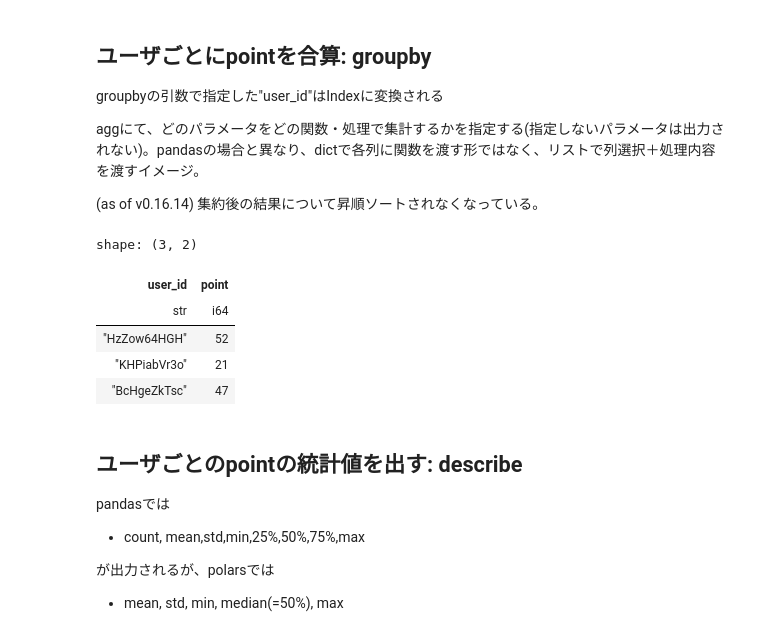
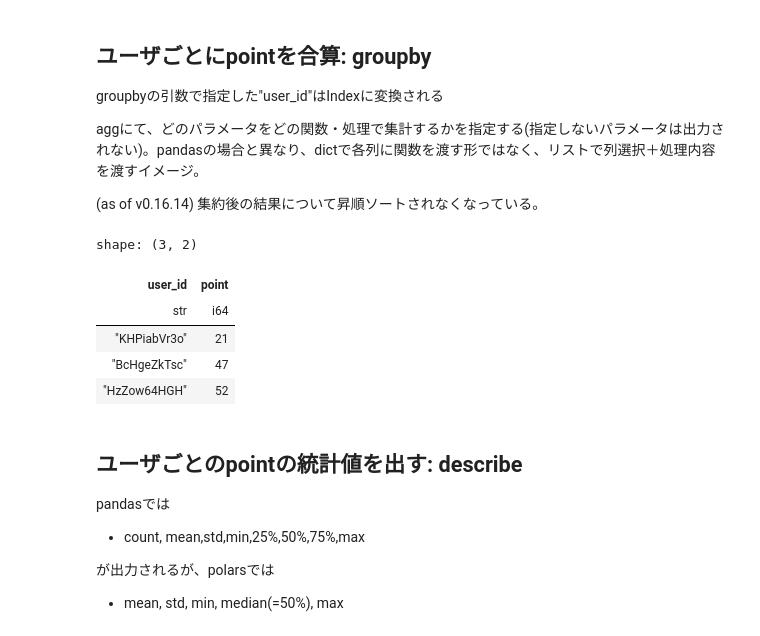
Before and after one commit to Niccari/pandas_polars_processing_example, a Jupyter notebook: polars_processing_example.ipynb, the cells around one changed output. Saved outputs shown, nothing was run; the diff lists cells and outputs as text; code cells hidden in the pictures.

```diff
--- a/polars_processing_example.ipynb
+++ b/polars_processing_example.ipynb
@@ -236,17 +238,17 @@ aggにて、どのパラメータをどの関数・処理で集計するかを
 (as of v0.16.14) 集約後の結果について昇順ソートされなくなっている。
 # %%
 df_actions \
-    .groupby(["user_id"]) \
+    .group_by(["user_id"]) \
     .agg([
          pl.col("point").sum()
     ])
 # %% [output]
 shape: (3, 2)
 | user_id | point |
 | str | i64 |
-| "HzZow64HGH" | 52 |
 | "KHPiabVr3o" | 21 |
 | "BcHgeZkTsc" | 47 |
+| "HzZow64HGH" | 52 |
 # %% [markdown]
 ## ユーザごとのpointの統計値を出す: describe
 pandasでは
```
Also changed, not shown: parts of 9 cells of this notebook, 6 other files.
